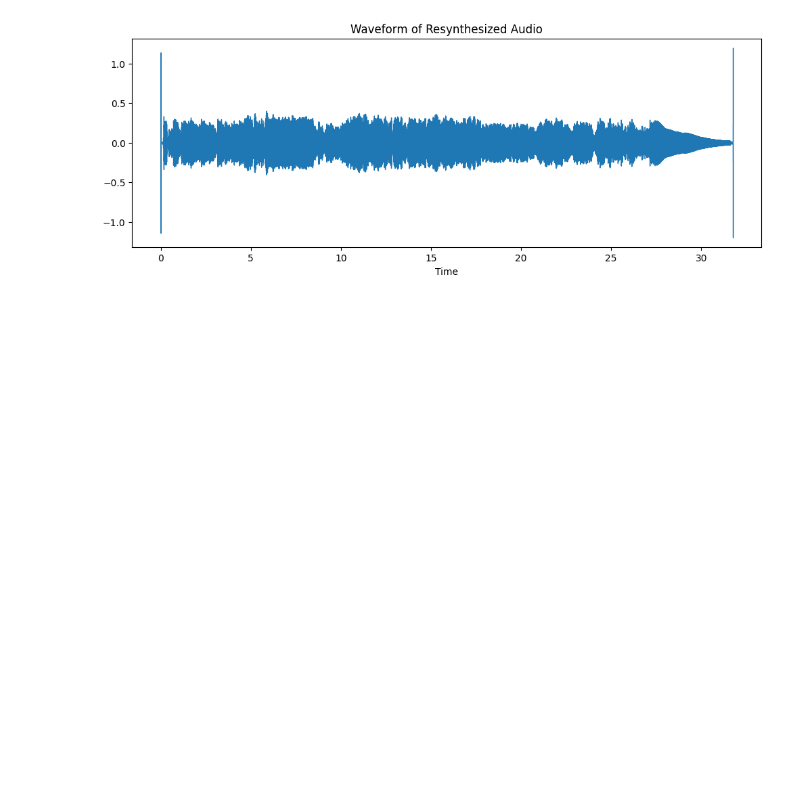
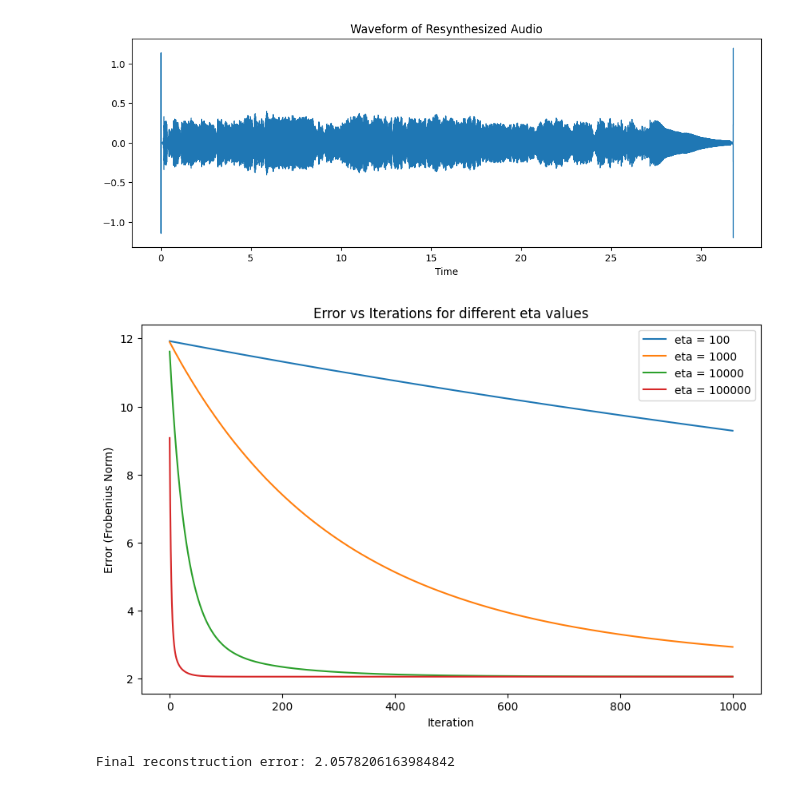
Before and after one commit to surabhi-raghavan/ML-INFSCI-2595, a Jupyter notebook: HW2/question3.ipynb, the cells around one changed output. Cells and saved outputs as stored; diff of their text form; code cells hidden in the pictures; blank space fills up the shorter version.

```diff
--- a/HW2/question3.ipynb
+++ b/HW2/question3.ipynb
@@ -148,3 +148,61 @@ plt.title('Waveform of Resynthesized Audio')
 plt.show()
 # %% [output]
 [figure]
+# %%
+etas = [100, 1000, 10000, 100000]
+iterations = 1000
+best_eta = None
+lowest_error = float('inf')
+best_W = None
+# %%
+D, T = M.shape
+K = N.shape[1]
+W = np.zeros((K, T))
+# %%
+def compute_error(M, N, W):
+    return np.linalg.norm(M - np.dot(N, W), 'fro')**2 / (D * T)
+# %%
+errors = {}
+
+for eta in etas:
+    W_n = np.zeros((K, T))
+    error_history = []
+
+    for n in range(iterations):
+        gradient = -2 / (D * T) * np.dot(N.T, (M - np.dot(N, W_n)))
+        W_n = W_n - eta * gradient
+
+        W_n = np.maximum(W_n, 0)
+
+        error = compute_error(M, N, W_n)
+        error_history.append(error)
+
+    errors[eta] = error_history
+
+    if error < lowest_error:
+        lowest_error = error
+        best_W = W_n
+        best_eta = eta
+# %%
+plt.figure(figsize=(10, 6))
+for eta in etas:
+    plt.plot(errors[eta], label=f'eta = {eta}')
+plt.xlabel('Iteration')
+plt.ylabel('Error (Frobenius Norm)')
+plt.title('Error vs Iterations for different eta values')
+plt.legend()
+plt.show()
+# %% [output]
+[figure, added]
+# %%
+np.savetxt('problem2W.csv', best_W, delimiter=',')
+
+M_cap = np.dot(N, best_W)
+
+signal_hat = librosa.istft(M_cap * phase, hop_length=256, center=False, win_length=2048)
+sf.write('resynthesized_nnproj.wav', signal_hat, 16000)
+
+final_error = compute_error(M, N, best_W)
+print(f'Final reconstruction error: {final_error}')
+# %% [output]
+Final reconstruction error: 2.0578206163984842
```
Also changed, not shown: parts of 4 cells of this notebook, 2 other files.
